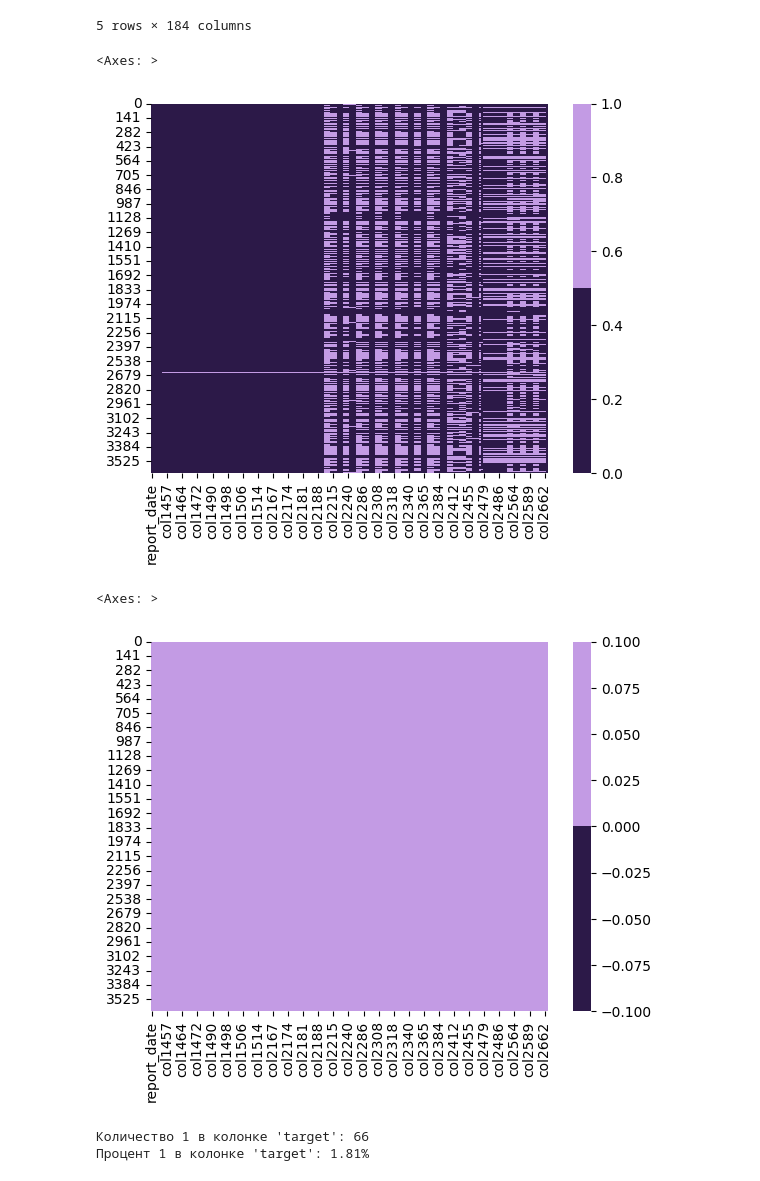
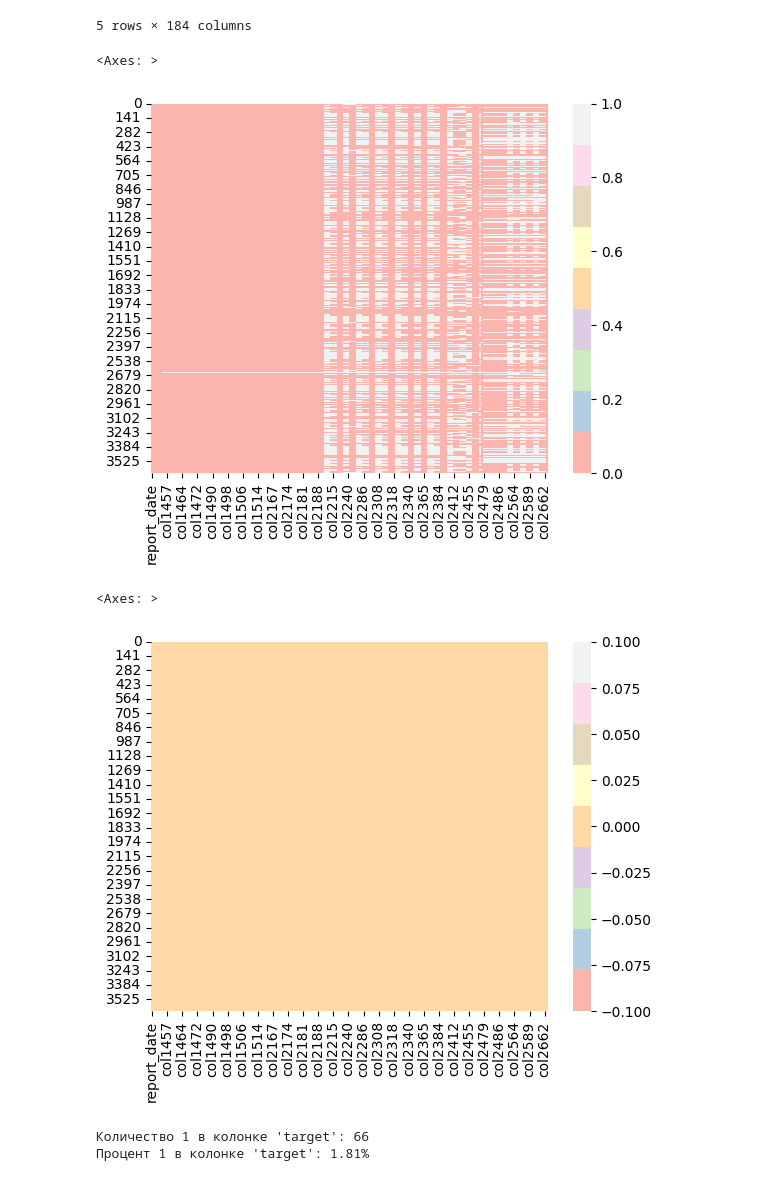
Before and after one commit to Tema13379/2intensiv2, a Jupyter notebook: baseline.ipynb, the cells around one changed output. Saved outputs shown, nothing was run; the diff lists cells and outputs as text; code cells hidden in the pictures.

```diff
--- a/baseline.ipynb
+++ b/baseline.ipynb
@@ -367,20 +376,18 @@ df2_cleaned.head()
 # %%
 cols = df2_cleaned.columns
 
-colours = ['#2c1948', '#c39be4']
-sns.heatmap(df2_cleaned[cols].isnull(), cmap=sns.color_palette(colours))
+sns.heatmap(df2_cleaned[cols].isnull(), cmap=sns.color_palette('Pastel1'))
 # %% [output]
 <Axes: >
-[figure, old version]
+[figure, new version]
 # %%
 df22 = df2_cleaned.fillna(df2_cleaned.median(numeric_only=True))
 ols = df22.columns
 
-colours = ['#2c1948', '#c39be4']
-sns.heatmap(df22[cols].isnull(), cmap=sns.color_palette(colours))
+sns.heatmap(df22[cols].isnull(), cmap=sns.color_palette('Pastel1'))
 # %% [output]
 <Axes: >
-[figure, old version]
+[figure, new version]
 # %%
 
 column_name = 'target'
```
Also changed, not shown: parts of 13 cells of this notebook.
